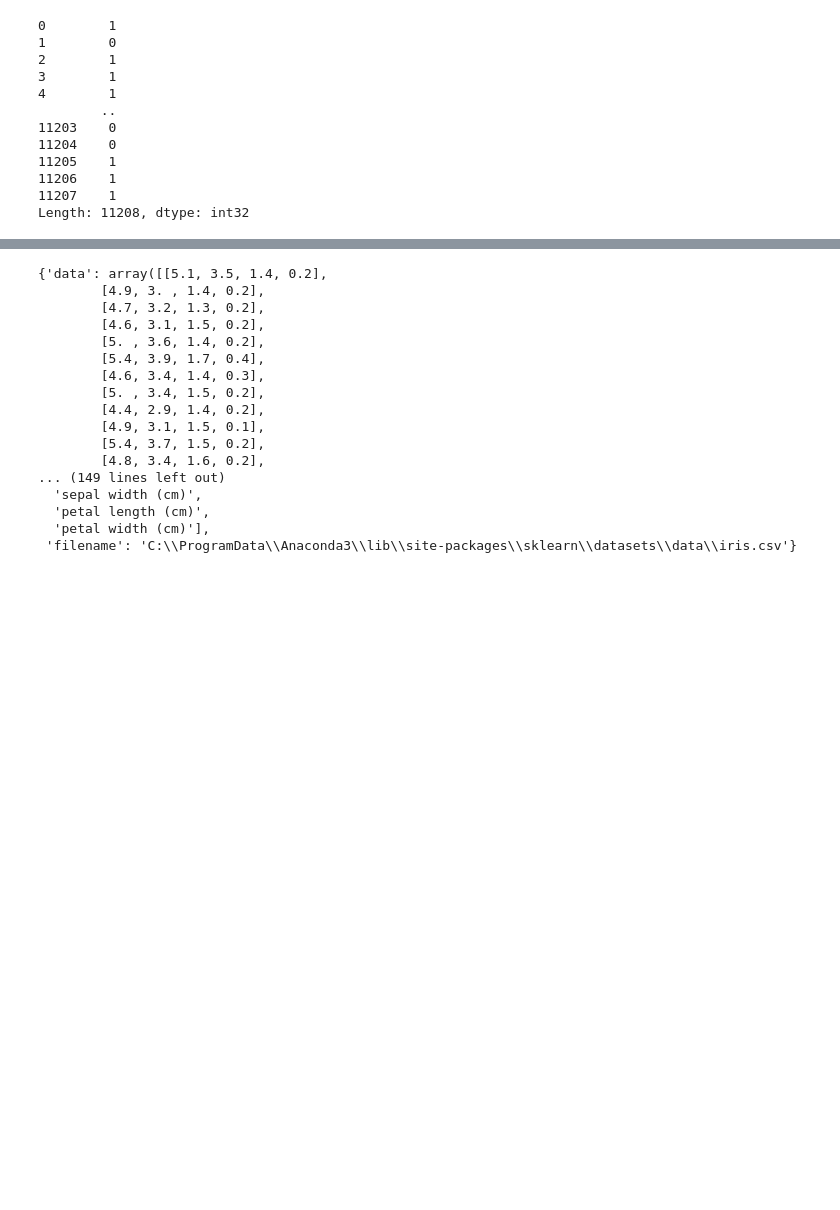
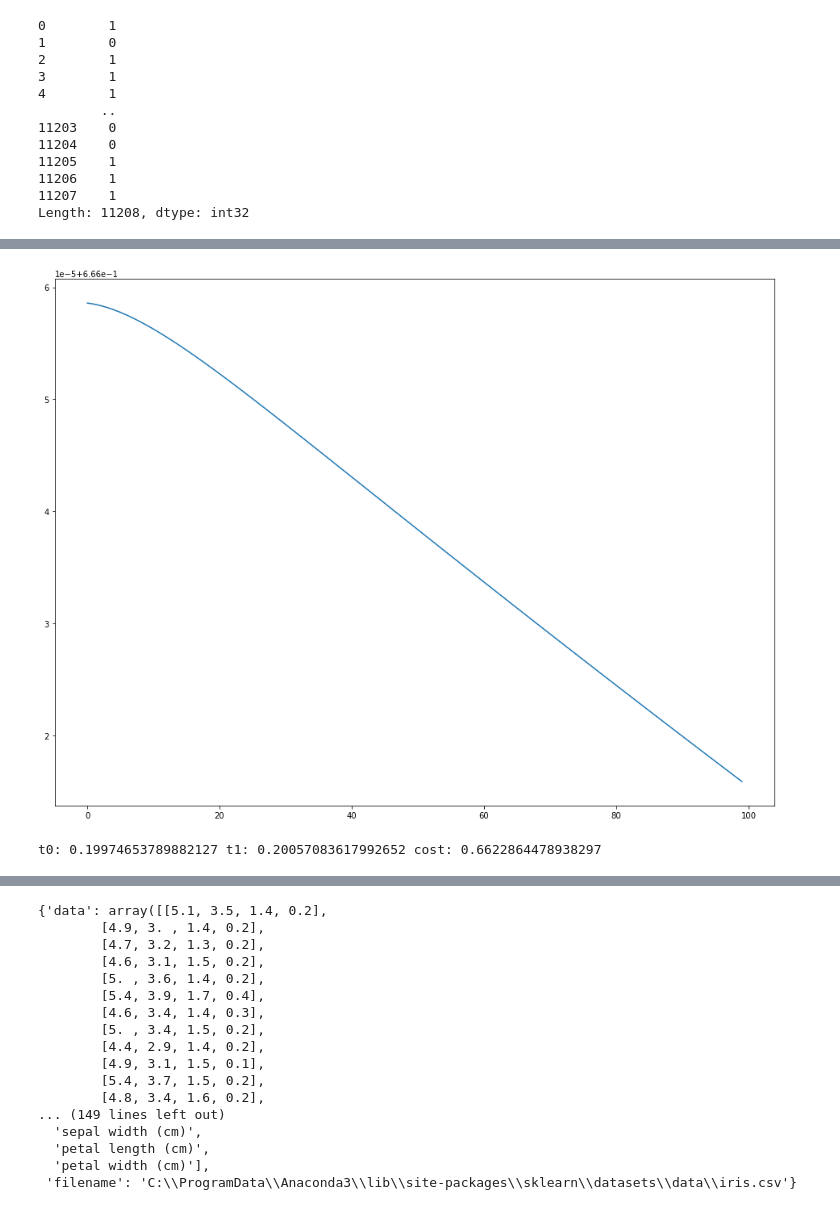
Before and after one commit to RomanovSasha/2, a Jupyter notebook: 2.ipynb, the cells around one changed output, grey strips where cells are left out. Drawn from its saved outputs; the diff is of its cells as text; code cells hidden in the pictures; blank space fills up the shorter version.

```diff
--- a/2.ipynb
+++ b/2.ipynb
@@ -127,9 +147,12 @@ theta0 = 0.20
 theta1 = 0.20
 vtheta0 = 0
 vtheta1 = 0
+
+costs = []
+
 for _ in range(EPOCHS):
-    dt0 = der_theta0(X, Y, theta0 - gamma*vtheta0 , theta1)
-    dt1 = der_theta1(X, Y, theta0, theta1 - gamma*vtheta1)
+    dt0 = der_theta0(X_train, Y_train, theta0 - gamma*vtheta0 , theta1)
+    dt1 = der_theta1(X_train, Y_train, theta0, theta1 - gamma*vtheta1)
 
     vtheta0 = gamma*vtheta0 + eta*dt0
     vtheta1 = gamma*vtheta1 + eta*dt1
@@ -137,6 +160,7 @@ for _ in range(EPOCHS):
     theta0 = theta0 - vtheta0
     theta1 = theta1 - vtheta1
 
-
+    cost = cost_function(X_train, Y_train, theta0, theta1)
+    costs.append(cost)
     #print("t0:", theta0, "t1:", theta1, "cost:", cost_function(X, Y, theta0, theta1))
 # %%
@@ -146,3 +170,13 @@ t0: 0.21799429416496002 t1: 0.23161665808246268 cost: 0.6733921271594489
+# %%
+plt.figure(figsize=(16,12))
+plt.plot(costs)
+plt.show()
+# %% [output]
+[figure, added]
+# %%
+print("t0:", theta0, "t1:", theta1, "cost:", cost_function(X_test, Y_test, theta0, theta1))
+# %% [output]
+t0: 0.19974653789882127 t1: 0.20057083617992652 cost: 0.6622864478938297
 # %%
 #RMSProp
 # %%
```
Also changed, not shown: parts of 35 cells of this notebook.
